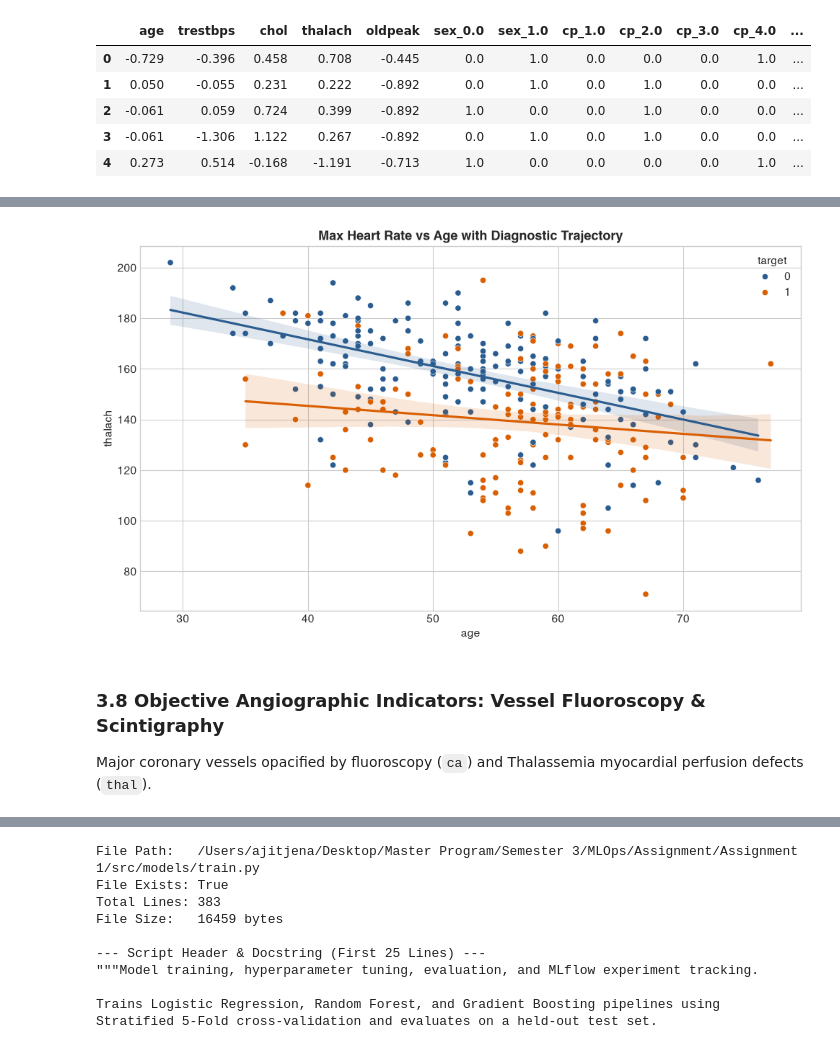
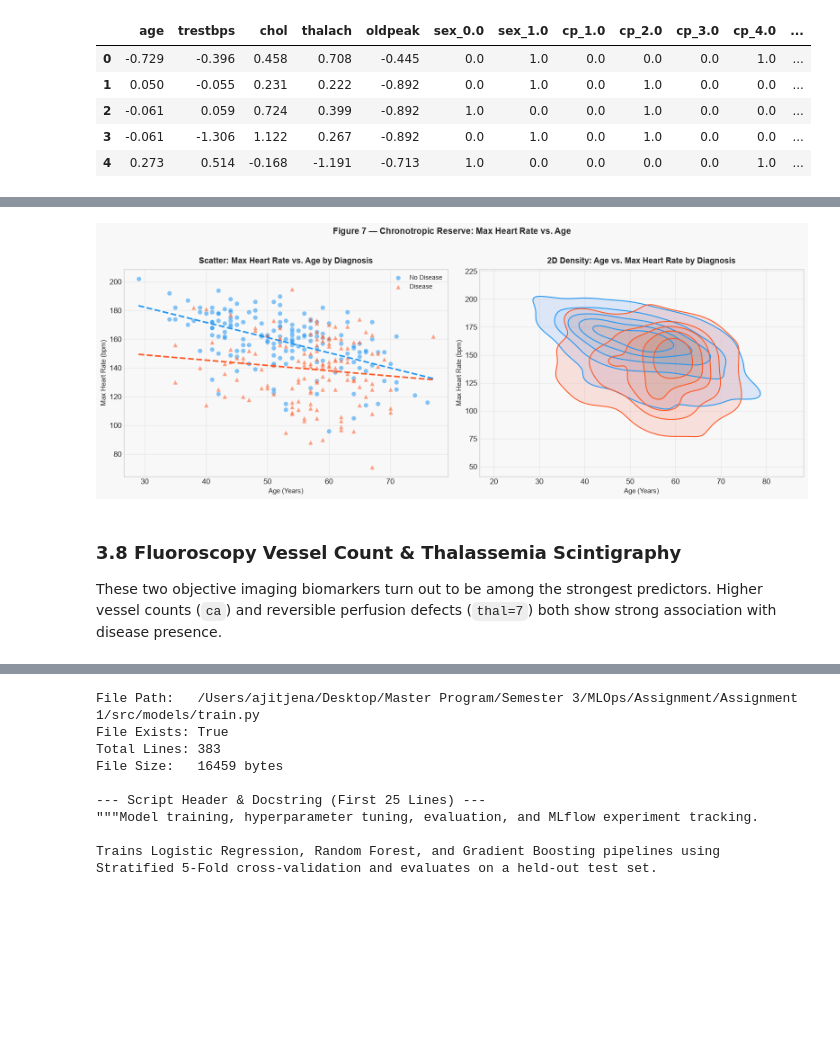
Before and after one commit to ajitjena42/MLOps-Assignment-1, a Jupyter notebook: notebooks/heart_disease_master.ipynb, the cells around one changed output, grey strips where cells are left out. Cells and saved outputs as stored; diff of their text form; code cells hidden in the pictures; blank space fills up the shorter version.

```diff
--- a/notebooks/heart_disease_master.ipynb
+++ b/notebooks/heart_disease_master.ipynb
@@ -76,9 +69,9 @@ import seaborn as sns
 from IPython.display import display, HTML
 
 # Matplotlib visualization styling
-plt.style.use('seaborn-v0_8-whitegrid' if 'seaborn-v0_8-whitegrid' in plt.style.available else 'default')
-plt.rcParams['font.sans-serif'] = 'Helvetica', 'Arial', 'DejaVu Sans'
-plt.rcParams['font.size'] = 11
+plt.style.use('seaborn-v0_8-whitegrid' if 'seaborn-v0_8-whitegrid' in plt.style.available else 'ggplot')
+plt.rcParams['font.sans-serif'] = ['Liberation Sans', 'Arial', 'DejaVu Sans']
+plt.rcParams['font.size'] = 12
 plt.rcParams['axes.titlesize'] = 13
 plt.rcParams['axes.titleweight'] = 'bold'
 plt.rcParams['figure.titlesize'] = 15
@@ -525,15 +671,50 @@ Scatter analysis demonstrating chronotropic incompetence: cardiac patients reach
 # %%
-plt.figure(figsize=(10, 6))
-sns.scatterplot(x='age', y='thalach', hue='target', palette=['#2b5c8f', '#d95f02'], data=cleaned_df)
-sns.regplot(x='age', y='thalach', data=cleaned_df[cleaned_df['target'] == 0], scatter=False, color='#2b5c8f')
-sns.regplot(x='age', y='thalach', data=cleaned_df[cleaned_df['target'] == 1], scatter=False, color='#d95f02')
-plt.title("Max Heart Rate vs Age with Diagnostic Trajectory")
+# ── Figure 7: Age vs. Max Heart Rate — scatter + 2D KDE density ─────────
+PALETTE_BINARY = ['#2196F3', '#FF5722']
+fig, axes = plt.subplots(1, 2, figsize=(16, 6))
+fig.patch.set_facecolor('#f8f8f8')
+
+# --- (a) Scatter + regression lines ---
+ax0 = axes[0]
+ax0.set_facecolor('#f8f8f8')
+for t_val, t_label, clr, mk in zip([0, 1], ['No Disease', 'Disease'],
+                                     PALETTE_BINARY, ['o', '^']):
+    sub = cleaned_df[cleaned_df['target'] == t_val]
+    ax0.scatter(sub['age'], sub['thalach'], c=clr, alpha=0.55, s=55,
+                label=t_label, marker=mk, edgecolors='white', linewidths=0.5)
+    z = np.polyfit(sub['age'], sub['thalach'], 1)
+    p = np.poly1d(z)
+    x_line = np.linspace(cleaned_df['age'].min(), cleaned_df['age'].max(), 100)
+    ax0.plot(x_line, p(x_line), color=clr, linewidth=2.5, linestyle='--')
+ax0.set_xlabel('Age (Years)', fontsize=11)
+ax0.set_ylabel('Max Heart Rate (bpm)', fontsize=11)
+ax0.set_title('Scatter: Max Heart Rate vs. Age by Diagnosis', pad=10)
+ax0.legend(fontsize=10)
+ax0.grid(alpha=0.4)
+
+# --- (b) 2D KDE contour ---
+ax1 = axes[1]
+ax1.set_facecolor('#f8f8f8')
+for t_val, t_label, clr in zip([0, 1], ['No Disease', 'Disease'], PALETTE_BINARY):
+    sub = cleaned_df[cleaned_df['target'] == t_val]
+    sns.kdeplot(x=sub['age'], y=sub['thalach'], ax=ax1, color=clr,
+                fill=True, alpha=0.3, levels=6, label=t_label)
+    sns.kdeplot(x=sub['age'], y=sub['thalach'], ax=ax1, color=clr,
+                fill=False, linewidths=1.5, levels=6)
+ax1.set_xlabel('Age (Years)', fontsize=11)
+ax1.set_ylabel('Max Heart Rate (bpm)', fontsize=11)
+ax1.set_title('2D Density: Age vs. Max Heart Rate by Diagnosis', pad=10)
+ax1.legend(fontsize=10)
+ax1.grid(alpha=0.4)
+
+plt.suptitle('Figure 7 — Chronotropic Reserve: Max Heart Rate vs. Age',
+             fontsize=14, fontweight='bold', y=1.02)
 plt.tight_layout()
-plt.savefig(FIGURES_DIR / "07_thalach_vs_age_scatter.png", dpi=300, bbox_inches='tight')
+plt.savefig(FIGURES_DIR / '07_thalach_vs_age_scatter.png', dpi=300, bbox_inches='tight')
 plt.show()
 # %% [output]
-[figure, old version]
+[figure, new version]
 # %% [markdown]
-### 3.8 Objective Angiographic Indicators: Vessel Fluoroscopy & Scintigraphy
-Major coronary vessels opacified by fluoroscopy (`ca`) and Thalassemia myocardial perfusion defects (`thal`).
+### 3.8 Fluoroscopy Vessel Count & Thalassemia Scintigraphy
+These two objective imaging biomarkers turn out to be among the strongest predictors. Higher vessel counts (`ca`) and reversible perfusion defects (`thal=7`) both show strong association with disease presence.
 # %%
```
Also changed, not shown: parts of 37 cells of this notebook, 51 other files.
